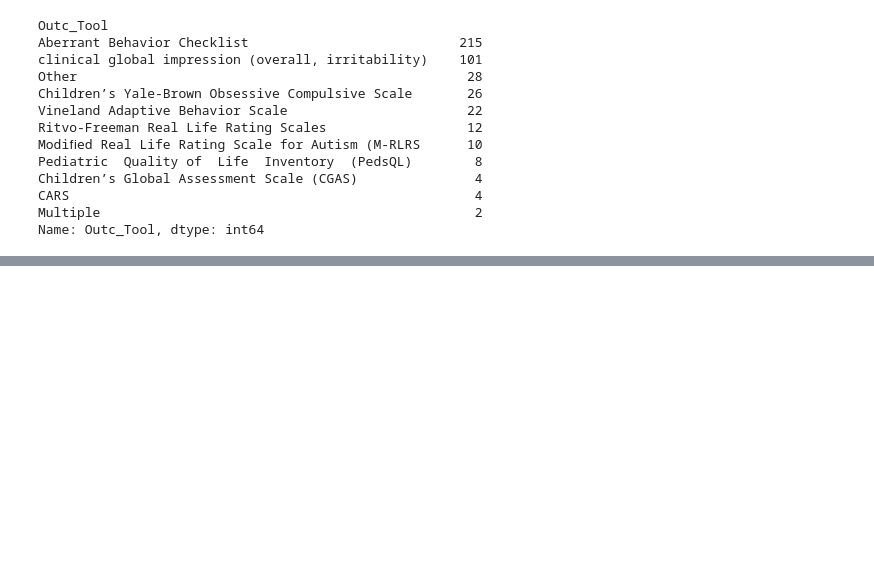
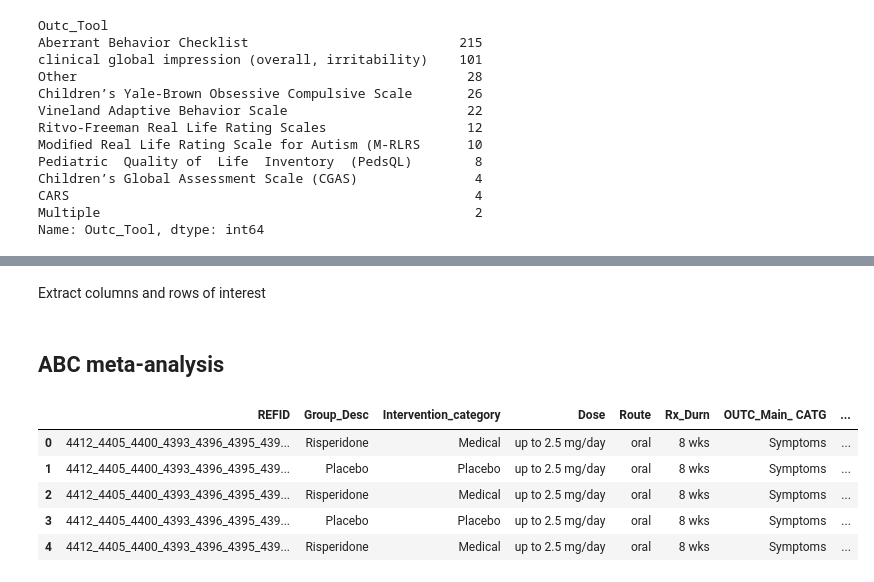
Before and after one commit to fonnesbeck/ASD_CER_Update, a Jupyter notebook: ASD CER Meta-analysis.ipynb, the cells around one changed output, grey strips where cells are left out. Saved outputs shown, nothing was run; the diff lists cells and outputs as text; code cells hidden in the pictures; blank space fills up the shorter version.

```diff
--- a/ASD CER Meta-analysis.ipynb
+++ b/ASD CER Meta-analysis.ipynb
@@ -92,0 +103,2 @@ Name: Outc_Tool, dtype: int64
+# %% [markdown]
+Extract columns and rows of interest
@@ -92,0 +115,11 @@ Name: Outc_Tool, dtype: int64
+# %% [markdown]
+## ABC meta-analysis
+# %%
+abc_subset.head()
+# %% [output]
+|  | REFID | Group_Desc | Intervention_category | Dose | Route | Rx_Durn | OUTC_Main_ CATG | ... |
+| 0 | 4412_4405_4400_4393_4396_4395_439... | Risperidone | Medical | up to 2.5 mg/day | oral | 8 wks | Symptoms | ... |
+| 1 | 4412_4405_4400_4393_4396_4395_439... | Placebo | Placebo | up to 2.5 mg/day | oral | 8 wks | Symptoms | ... |
+| 2 | 4412_4405_4400_4393_4396_4395_439... | Risperidone | Medical | up to 2.5 mg/day | oral | 8 wks | Symptoms | ... |
+| 3 | 4412_4405_4400_4393_4396_4395_439... | Placebo | Placebo | up to 2.5 mg/day | oral | 8 wks | Symptoms | ... |
+| 4 | 4412_4405_4400_4393_4396_4395_439... | Risperidone | Medical | up to 2.5 mg/day | oral | 8 wks | Symptoms | ... |
```
Also changed, not shown: parts of 12 cells of this notebook.
